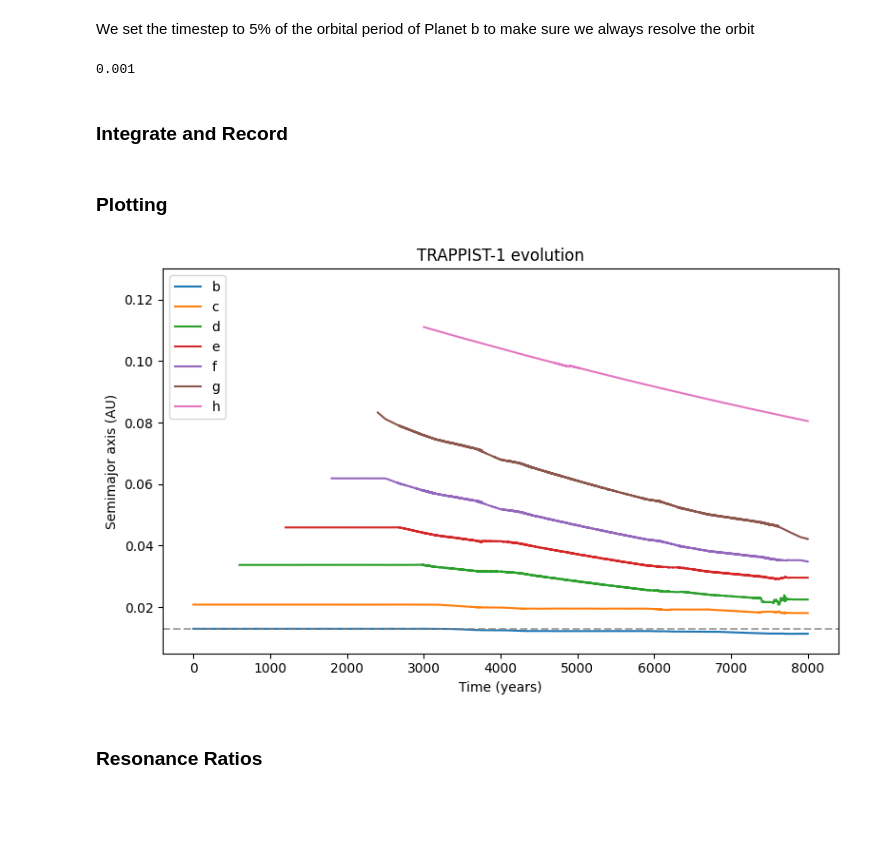
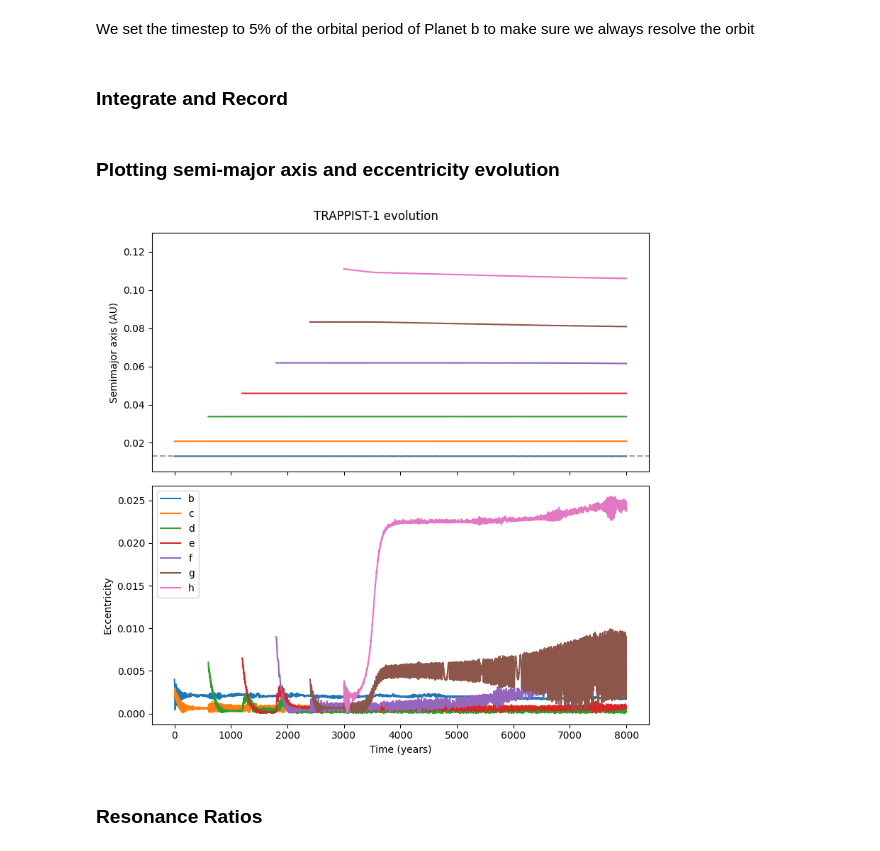
Before and after one commit to dchen10Git/uchi-exoplanets-2025, a Jupyter notebook: trappist1_migration.ipynb, the cells around one changed output. Cells and saved outputs as stored; diff of their text form; code cells hidden in the pictures; blank space fills up the shorter version.

```diff
--- a/trappist1_migration.ipynb
+++ b/trappist1_migration.ipynb
@@ -143,10 +165,8 @@ We set the timestep to 5% of the orbital period of Planet b to make sure we alwa
 # %%
 sim.integrator = 'whfast'
 # sim.dt = ps[1].a**(3/2)/20
-print(sim.dt)
+# print(sim.dt)
 sim.dt = 0.001 # so it runs faster
-# %% [output]
-0.001
 # %% [markdown]
 ### Integrate and Record
 # %%
@@ -190,45 +210,59 @@ for i, t in enumerate(times):
         P_ratios[j, i] = P_vals[j+1, i] / P_vals[j, i]
 
     f_a_vals, f_e_vals = f_functions(a_vals[:, i])
-    for j, p in enumerate(ps[1:]): # could try to only damp semi-major axis of planet h
-        p.params["tau_a"] = -tau_a_earth * q_earth / q_vals [j] / f_a_vals[j] # negative so it is damping
+    # print(f_a_vals)
+    for j, p in enumerate(ps[1:]):
+        if j == 6: # Planet h
+            p.params["tau_a"] = -tau_a_earth * (q_earth / q_vals[j]) / f_a_vals[j] # negative so it is damping
+        elif j == 5: # Planet g
+             p.params["tau_a"] = -tau_a_earth * (q_earth / q_vals[j]) / f_a_vals[j]
+            # p.params["tau_a"] /= 2 # divide tau_a for g by 2 to prevent overaggressive plowing
+        else:
+            p.params["tau_a"] = 1e32 # turns off migration
+
         if p.params["tau_a"] == -np.inf:
             p.params["tau_a"] = 1e32 # turns off migration
 
-        if j < 5: # set to 6 for only semimajor axis damping on planet h
-             p.params["tau_a"] = 1e32 # turns off migration
+    if i == 1:
+        pass
         # print(j, p.params["tau_a"])
 
     for j, p in enumerate(ps[1:]): # skip star at index 0
-        p.params["tau_e"] = -C_e * h**2 * p.params["tau_a"] * f_a_vals[j] / f_e_vals[j]
-        if True:
-            p.params["tau_e"] = -100
+        # p.params["tau_e"] = -C_e * h**2 * p.params["tau_a"] * f_a_vals[j] / f_e_vals[j]
+        p.params["tau_e"] = -100
 
         # print(j, p.params["tau_e"])
     # if 2800 < i and i < 4000:
     #     print(i, [p.params["tau_a"] for p in ps[1:]])
 # %% [markdown]
-### Plotting
+### Plotting semi-major axis and eccentricity evolution
 # %%
 %matplotlib inline
-plt.figure(figsize=(8,5))
+
+fig, (ax1, ax2) = plt.subplots(2, 1, sharex=True)
+fig.set_figwidth(8.0)
+fig.set_figheight(8.0)
+
 for j in range(len(masses)):
     # could also try plotting log
-    plt.plot(times, a_vals[j], label=f'{chr(98+j)}')  # b, c, d, ...
+    ax1.plot(times, a_vals[j], label=f'{chr(98+j)}')  # b, c, d, ...
+    ax2.plot(times, e_vals[j], label=f'{chr(98+j)}')
 plt.xlabel("Time (years)")
-plt.ylabel("Semimajor axis (AU)")
-# plt.ylabel("Eccentricity")
-plt.ylim(0.005, 0.13)
+ax1.set_ylabel("Semimajor axis (AU)")
+ax2.set_ylabel("Eccentricity")
+ax1.set_ylim(0.005, 0.13)
 
 # Plot truncation radius
-plt.axhline(r_c, color='gray', ls='--', alpha=0.7)
+ax1.axhline(r_c, color='gray', ls='--', alpha=0.7)
 
-plt.title("TRAPPIST-1 evolution")
+fig.subplots_adjust(hspace=0)
+
+plt.suptitle("TRAPPIST-1 evolution")
 plt.legend()
 plt.tight_layout()
 plt.show()
 # %% [output]
-[figure, old version]
+[figure, new version]
 # %% [markdown]
 ### Resonance Ratios
 # %%
```
Also changed, not shown: parts of 3 cells of this notebook.
